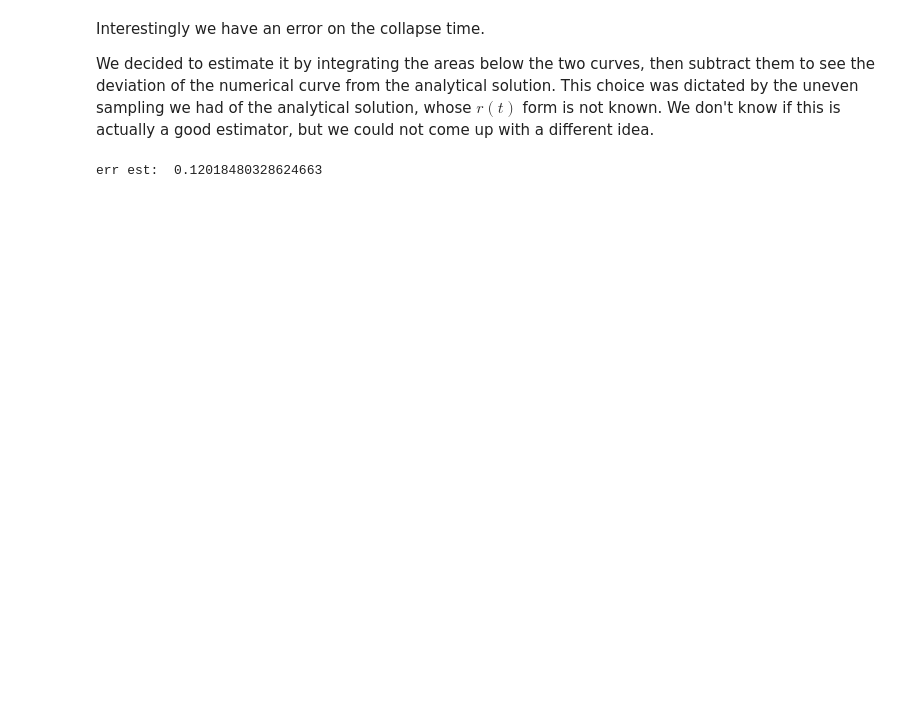
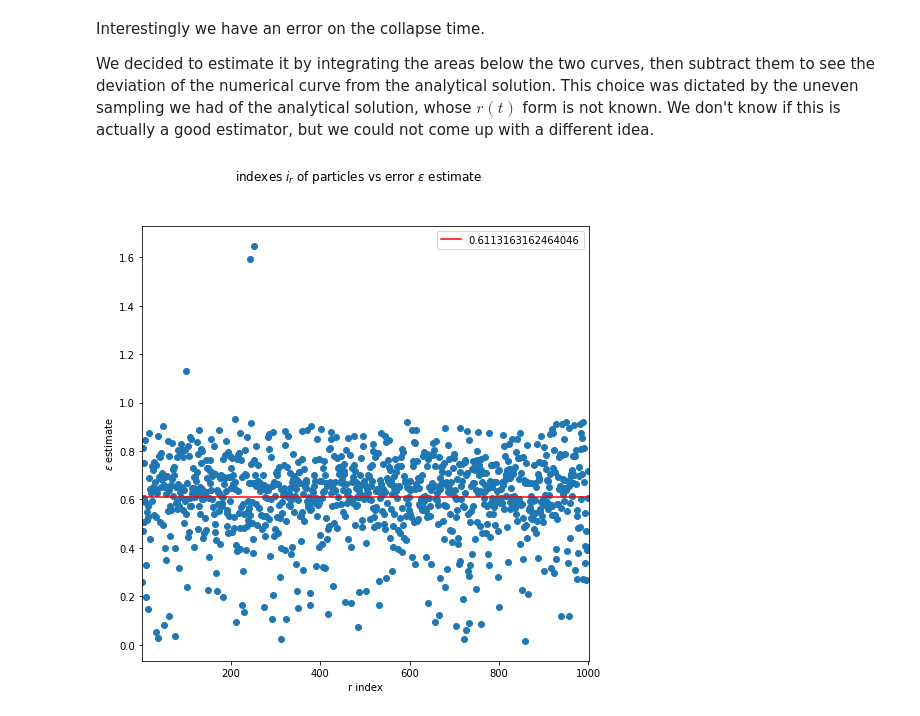
Before and after one commit to nicolegrillo/galaxies_and_dynamics_2023, a Jupyter notebook: treecode/MB_potential_collapse_SIMULRES-treecode.ipynb, the cells around one changed output. Saved outputs shown, nothing was run; the diff lists cells and outputs as text; code cells hidden in the pictures; blank space fills up the shorter version.

```diff
--- a/treecode/MB_potential_collapse_SIMULRES-treecode.ipynb
+++ b/treecode/MB_potential_collapse_SIMULRES-treecode.ipynb
@@ -335,14 +326,40 @@ We decided to estimate it by integrating the areas below the two curves, then su
 # %%
 dt = 0.01  # numerical dt set from terminal
 
-area_num = dt * np.sum(r_t[f"34"][:11])
+area_num = []
+
+for i in range(0, len(r_t)):
+
+    area_num.append(dt * np.sum(r_t[f"{i}"][:11]))
 # %%
-dt_th = abs(t_s[34] - np.roll(t_s[34], -1))
-dt_th_corr = dt_th[::-1][1:]
+dt_th = []
+dt_th_corr = []
+
+for i in range(0, len(t_s)):
+
+    dt_th.append(abs(t_s[i] - np.roll(t_s[i], -1)))
+    dt_th_corr.append(dt_th[i][::-1][1:])
 # %%
-area_th = np.sum(dt_th_corr[:] * r_s[34][:-1])
+area_th = []
+
+for i in range(0, len(dt_th_corr)):
+
+    area_th.append(np.sum(dt_th_corr[i][:] * r_s[i][:-1]))
 # %%
-err_est = np.abs(area_num - area_th)
-print("err est: ", err_est)
+err_est = []
+
+for i in range(0, len(area_th)):
+
+    err_est.append(np.abs(area_num[i] - area_th[i]) / area_th[i])
-# %% [output]
-err est:  0.12018480328624663
+# %%
+plt.figure(figsize=(8,8))
+plt.scatter(range(1, len(err_est) + 1), err_est)
+plt.xlim(1, 1001)
+plt.axhline(np.mean(err_est), linestyle='-', c='red', label=f'{np.mean(err_est)}')
+plt.xlabel("r index")
+plt.ylabel(r"$\epsilon$ estimate")
+plt.suptitle(r"indexes $i_r$ of particles vs error $\epsilon$ estimate")
+plt.legend()
+plt.show()
+# %% [output]
+[figure, added]
```
Also changed, not shown: parts of 6 cells of this notebook, 3 other files.
